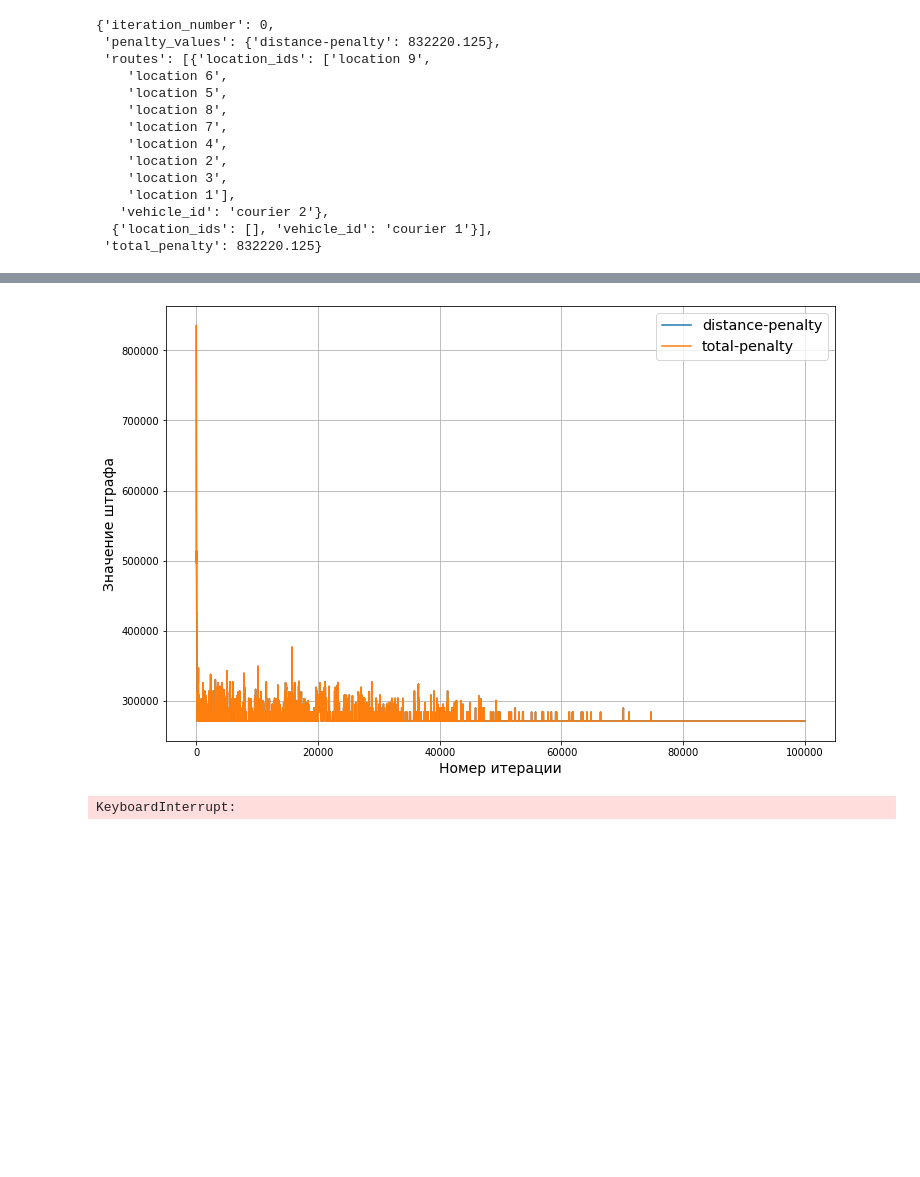
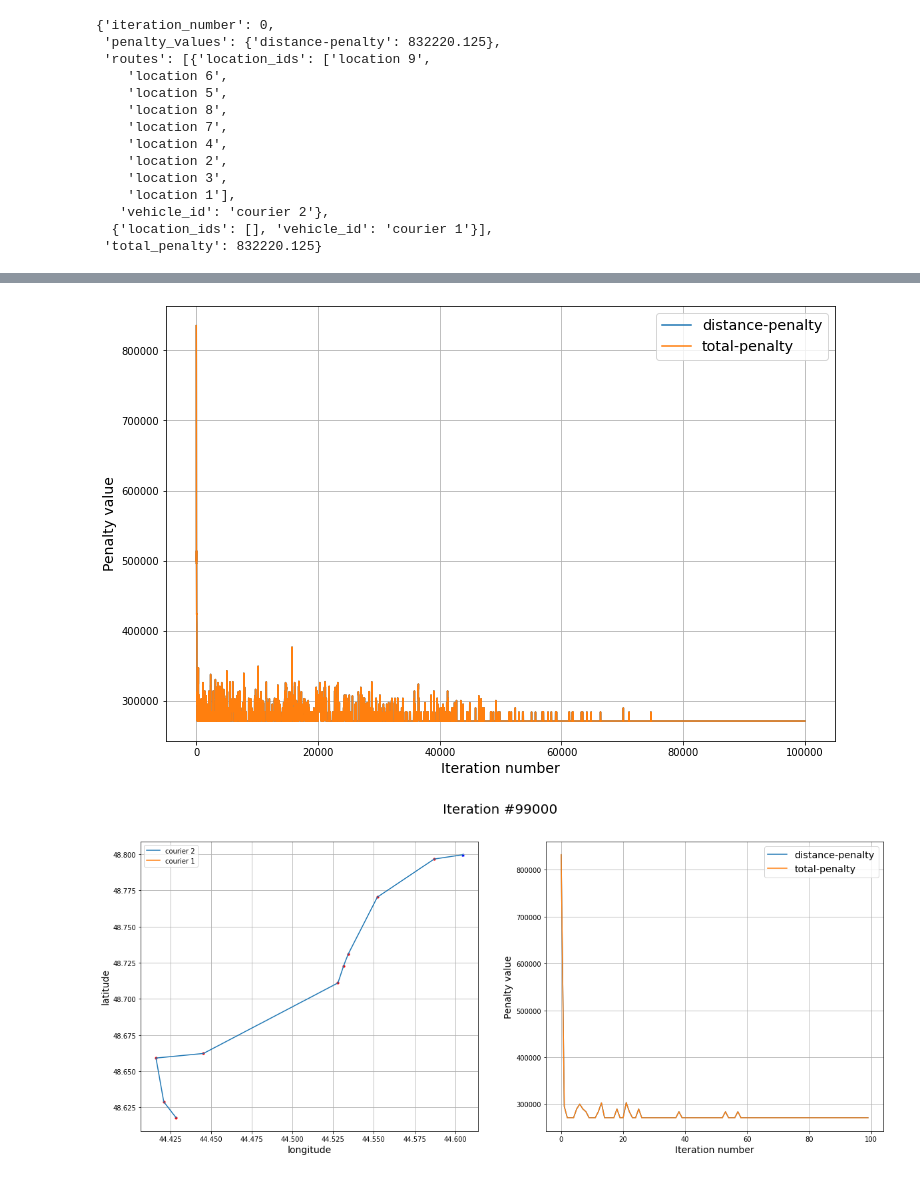
Before and after one commit to bumchik2/VRP-Algorithms, a Jupyter notebook: notebooks/route_visualization.ipynb, the cells around one changed output, grey strips where cells are left out. Cells and saved outputs as stored; diff of their text form; code cells hidden in the pictures; blank space fills up the shorter version.

```diff
--- a/notebooks/route_visualization.ipynb
+++ b/notebooks/route_visualization.ipynb
@@ -141,4 +58,4 @@ def plot_penalty_history(penalty_history, skip_first_n=0, title='', ax=None):
 # %%
-plot_penalty_history(penalty_history, skip_first_n=0)
+my_viz.plot_penalty_history(penalty_history, skip_first_n=0)
 # %% [output]
-[figure, old version]
+[figure, new version]
@@ -162,4 +62,4 @@ def plot_checkpoints(checkpoints):
-# %%
-plot_checkpoints(checkpoints)
-# %% [output]
-KeyboardInterrupt:
+# %%
+my_viz.plot_checkpoints(request, checkpoints)
+# %% [output]
+[figure, added]
```
Also changed, not shown: parts of 9 cells of this notebook, 5 other files.
